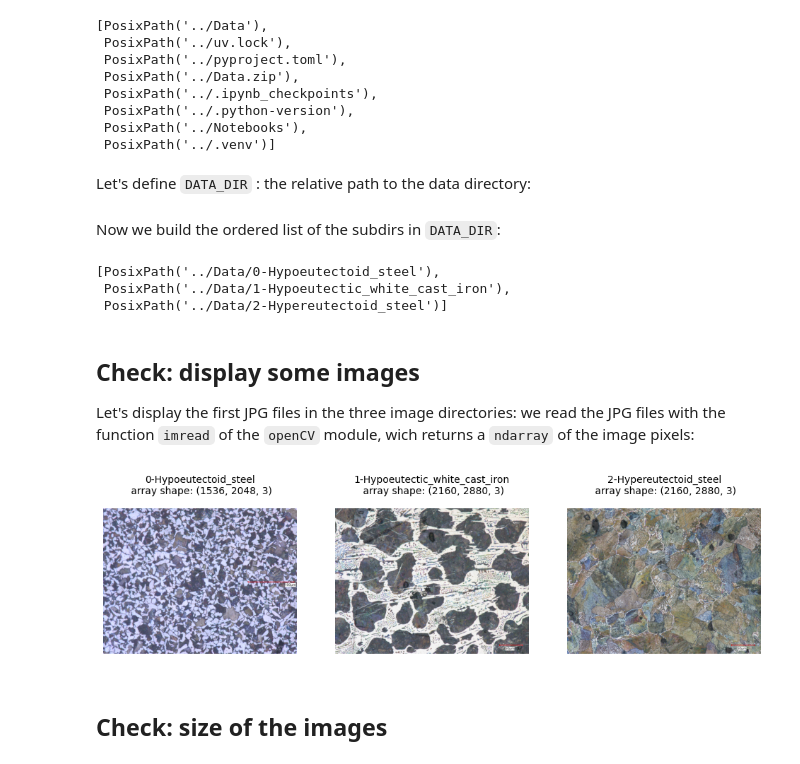
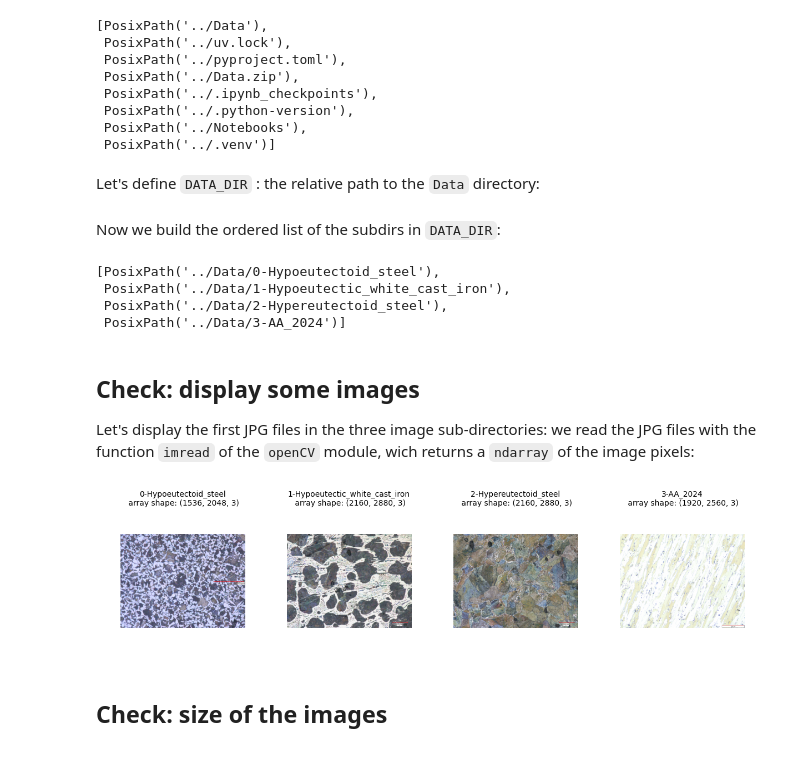
Before and after one commit to cjlux/DL_DIADEM, a Jupyter notebook: Classification/Notebooks/04-CNN_image_classification.ipynb, the cells around one changed output. Drawn from its saved outputs; the diff is of its cells as text; code cells hidden in the pictures.

```diff
--- a/Classification/Notebooks/04-CNN_image_classification.ipynb
+++ b/Classification/Notebooks/04-CNN_image_classification.ipynb
@@ -108,38 +108,40 @@ list(Path('..').iterdir())
  PosixPath('../Notebooks'),
  PosixPath('../.venv')]
 # %% [markdown]
-Let's define `DATA_DIR` : the relative path to the data directory:
+Let's define `DATA_DIR` : the relative path to the `Data` directory:
 # %%
 DATA_DIR = Path('../Data')
 # %% [markdown]
 Now we build the ordered list of the subdirs in `DATA_DIR`:
 # %%
-LIST_SUB_DIR = sorted(list(DATA_DIR.iterdir()))
+LIST_SUB_DIR = list(DATA_DIR.iterdir())
+LIST_SUB_DIR.sort()
 LIST_SUB_DIR
 # %% [output]
 [PosixPath('../Data/0-Hypoeutectoid_steel'),
  PosixPath('../Data/1-Hypoeutectic_white_cast_iron'),
- PosixPath('../Data/2-Hypereutectoid_steel')]
+ PosixPath('../Data/2-Hypereutectoid_steel'),
+ PosixPath('../Data/3-AA_2024')]
 # %% [markdown]
 ## Check: display some images
 
-Let's display the first JPG files in the three image directories: we read the JPG files with the function `imread` of the `openCV` module, wich returns a `ndarray` of the image pixels:
+Let's display the first JPG files in the three image sub-directories: we read the JPG files with the function `imread` of the `openCV` module, wich returns a `ndarray` of the image pixels:
 # %%
-fig, axes = plt.subplots(1, 3)
+fig, axes = plt.subplots(1, len(LIST_SUB_DIR), layout="constrained")
 fig.set_size_inches((12,3))
 
 for subdir, axis in zip(LIST_SUB_DIR, axes):
-    files = sorted(subdir.glob('*.jpg'))           # glob(*.jpg') -> all the *.jpg files in subdir
-    imBGR = cv2.imread(files[0])                   # load the image file
+    files = sorted(subdir.glob('*.jpg'))           # subdir.glob(*.jpg') -> all the *.jpg files in subdir
+    imBGR = cv2.imread(files[0])                   # load the image file (BGR: Blue, Green, Red)
     imRGB = cv2.cvtColor(imBGR, cv2.COLOR_BGR2RGB) # convert image format from BGR to RGB
 
     # display images:
     axis.imshow(imRGB)
     axis.set_title(f'{subdir.name}\n array shape: {imRGB.shape}', fontsize=10)
     axis.axis('off')
     axis.axis('equal')
 # %% [output]
-[figure, old version]
+[figure, new version]
 # %% [markdown]
 ## Check: size of the images
 # %% [markdown]
```
Also changed, not shown: parts of 60 cells of this notebook, 2 other files.
